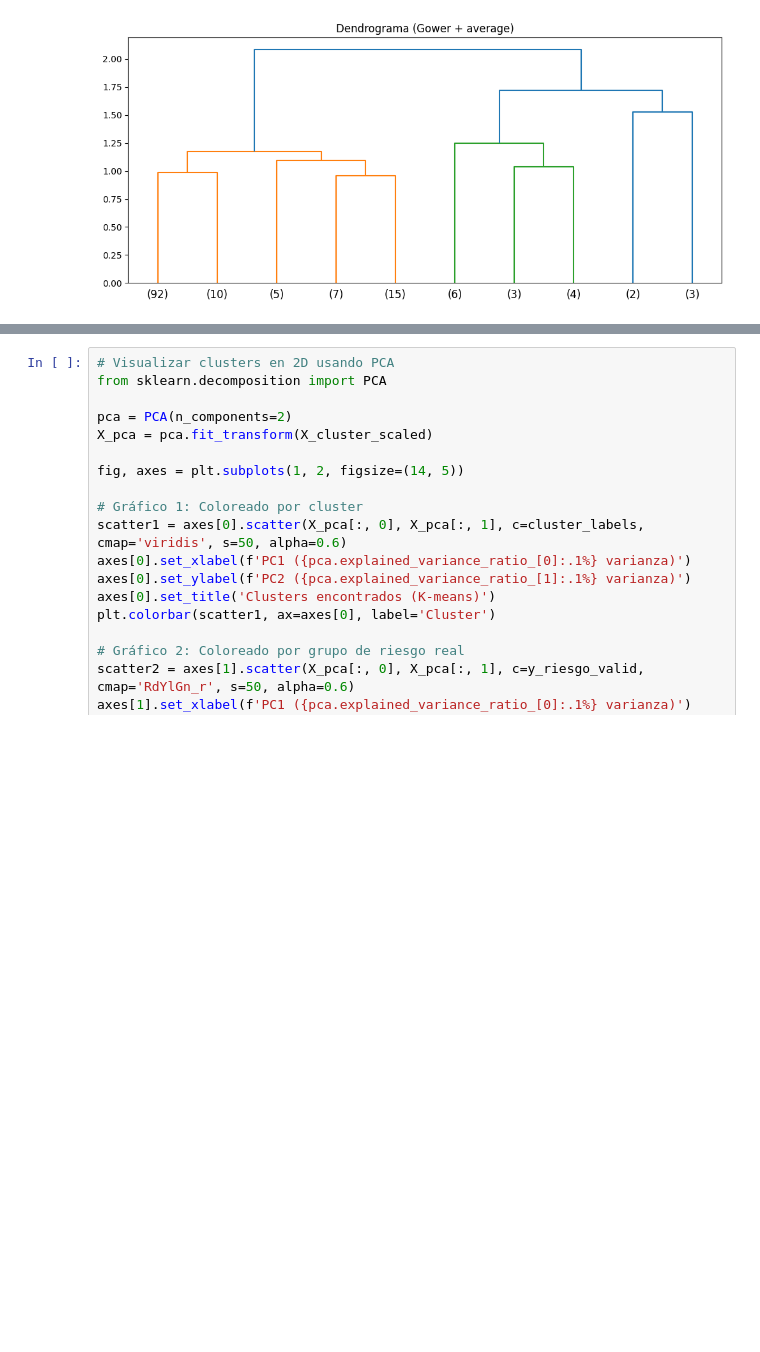
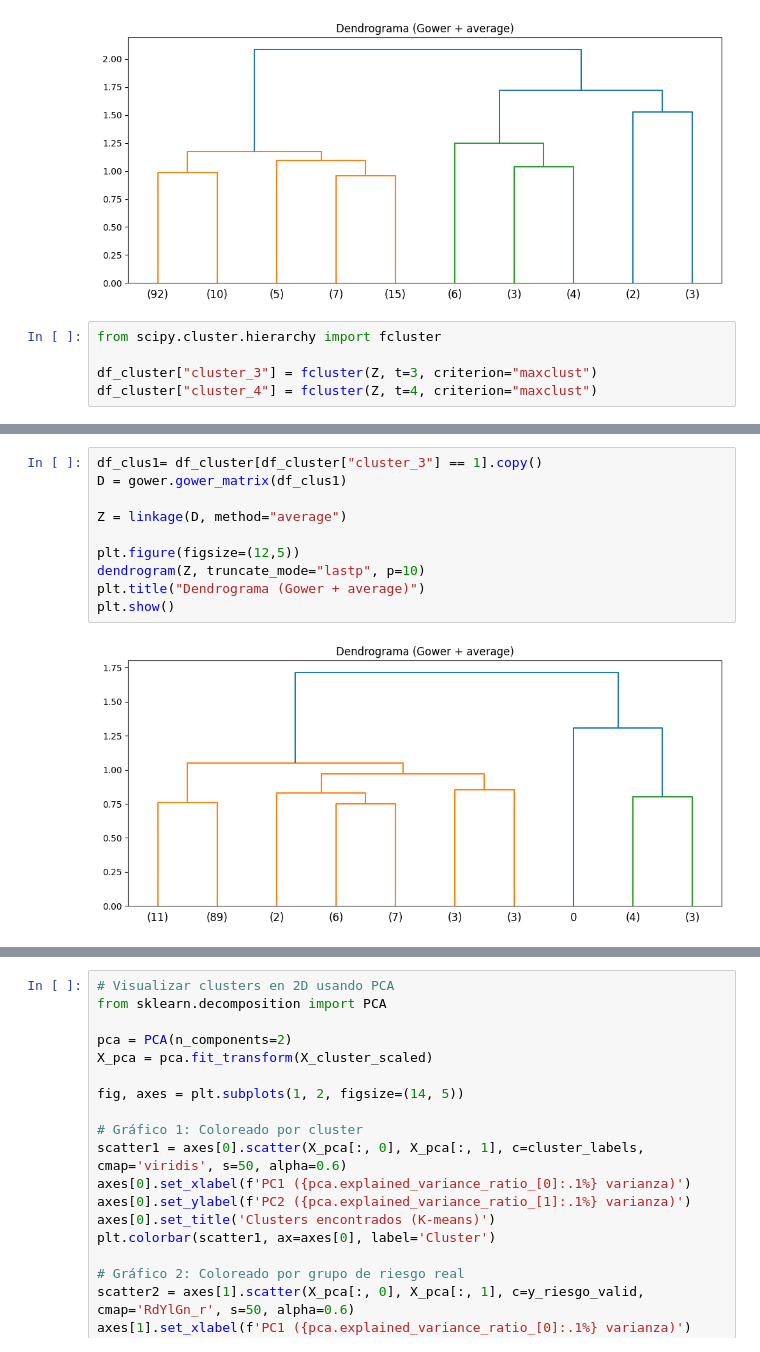
Before and after one commit to WeihaoLin0830/NSMP_Analysis, a Jupyter notebook: primers_cluster_var_mmi.ipynb, the cells around one changed output, grey strips where cells are left out. Cells and saved outputs as stored; diff of their text form; blank space fills up the shorter version.

Commit message:
clustering_check

```diff
--- a/primers_cluster_var_mmi.ipynb
+++ b/primers_cluster_var_mmi.ipynb
@@ -563,3 +534,8 @@ plt.title("Dendrograma (Gower + average)")
 plt.show()
 # %% [output]
 [figure]
+# %%
+from scipy.cluster.hierarchy import fcluster
+
+df_cluster["cluster_3"] = fcluster(Z, t=3, criterion="maxclust")
+df_cluster["cluster_4"] = fcluster(Z, t=4, criterion="maxclust")
@@ -566,3 +550,15 @@ plt.show()
+# %%
+df_clus1= df_cluster[df_cluster["cluster_3"] == 1].copy()
+D = gower.gower_matrix(df_clus1)
+
+Z = linkage(D, method="average")
+
+plt.figure(figsize=(12,5))
+dendrogram(Z, truncate_mode="lastp", p=10)
+plt.title("Dendrograma (Gower + average)")
+plt.show()
+# %% [output]
+[figure, added]
 # %%
 # Determinar número óptimo de clusters usando método del codo
 from sklearn.cluster import KMeans
```
Also changed, not shown: parts of 4 cells of this notebook, 1 other file.
